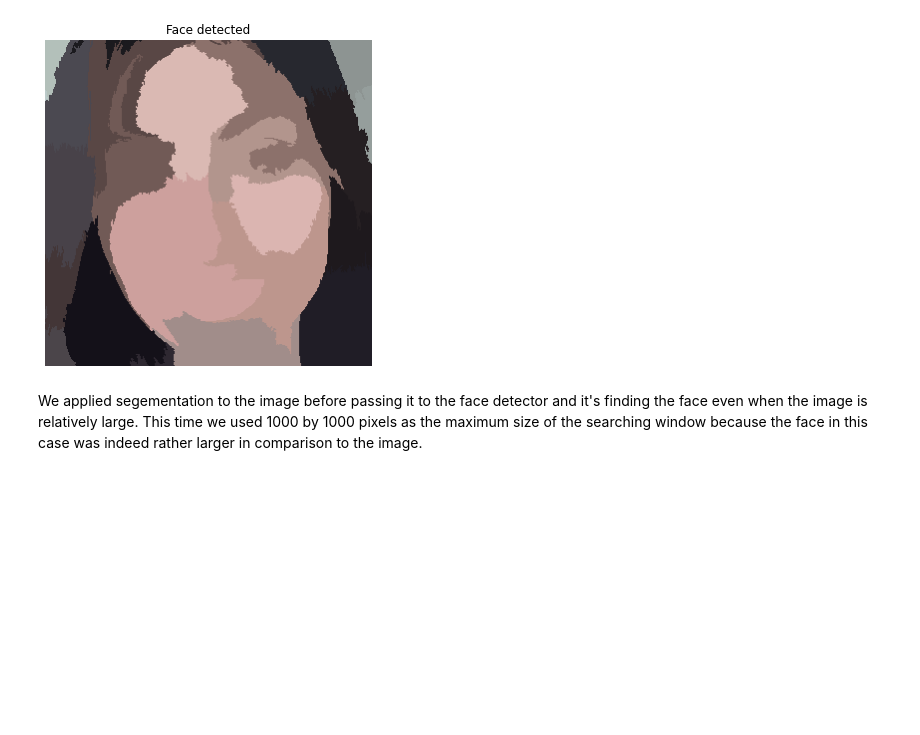
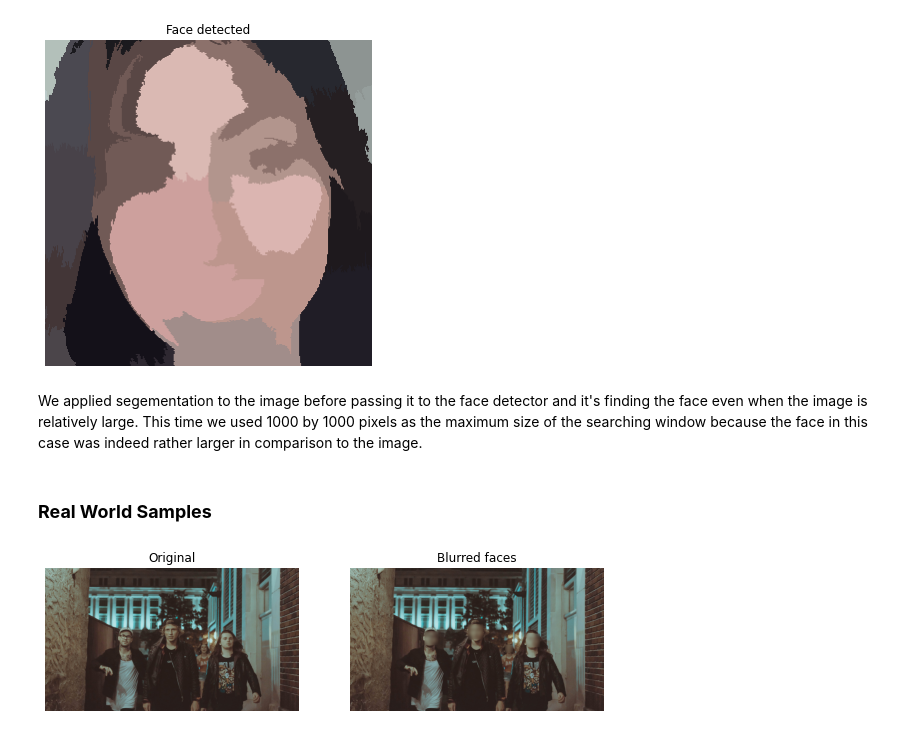
Before and after one commit to sikha2552/Python_ImageProcessing, a Jupyter notebook: Chapter4.ipynb, the cells around one changed output. Drawn from its saved outputs; the diff is of its cells as text; code cells hidden in the pictures; blank space fills up the shorter version.

```diff
--- a/Chapter4.ipynb
+++ b/Chapter4.ipynb
@@ -206,3 +206,5 @@ show_detected_face(segmented_image, detected)
 [figure]
 # %% [markdown]
 We applied segementation to the image before passing it to the face detector and it's finding the face even when the image is relatively large. This time we  used 1000 by 1000 pixels as the maximum size of the searching window because the face in this case was indeed rather larger in comparison to the image.
+# %% [markdown]
+### **Real World Samples**
@@ -208,0 +241,25 @@ We applied segementation to the image before passing it to the face detector and
+# %%
+from skimage.filters import gaussian
+
+group_image = plt.imread('/content/drive/MyDrive/MY_Learnings/DATACAMP-Courses/Python4Imgprocessing_Datacamp/Chapter4/face_det25.jpg')
+group_image_o = group_image.copy()
+
+# Detect the faces
+detected = detector.detect_multi_scale(img=group_image, scale_factor=1.2,
+                                       step_ratio=1,
+                                       min_size=(10, 10), max_size=(100, 100))
+
+# For each detected face
+for d in detected:
+    # Obtain the face rectangle from detected coordinates
+    face = getFaceRectangle(group_image, d)
+
+    # Apply gaussian filter to extracted face
+    blurred_face = gaussian(face, multichannel=True, sigma=8, preserve_range=True)
+
+    # Merge this blurry face to our final image and show it
+    resulting_image = mergeBlurryFace(group_image, blurred_face)
+
+plot_comparison(group_image_o, resulting_image, 'Blurred faces')
+# %% [output]
+[figure, added]
```
Also changed, not shown: parts of 7 cells of this notebook.
